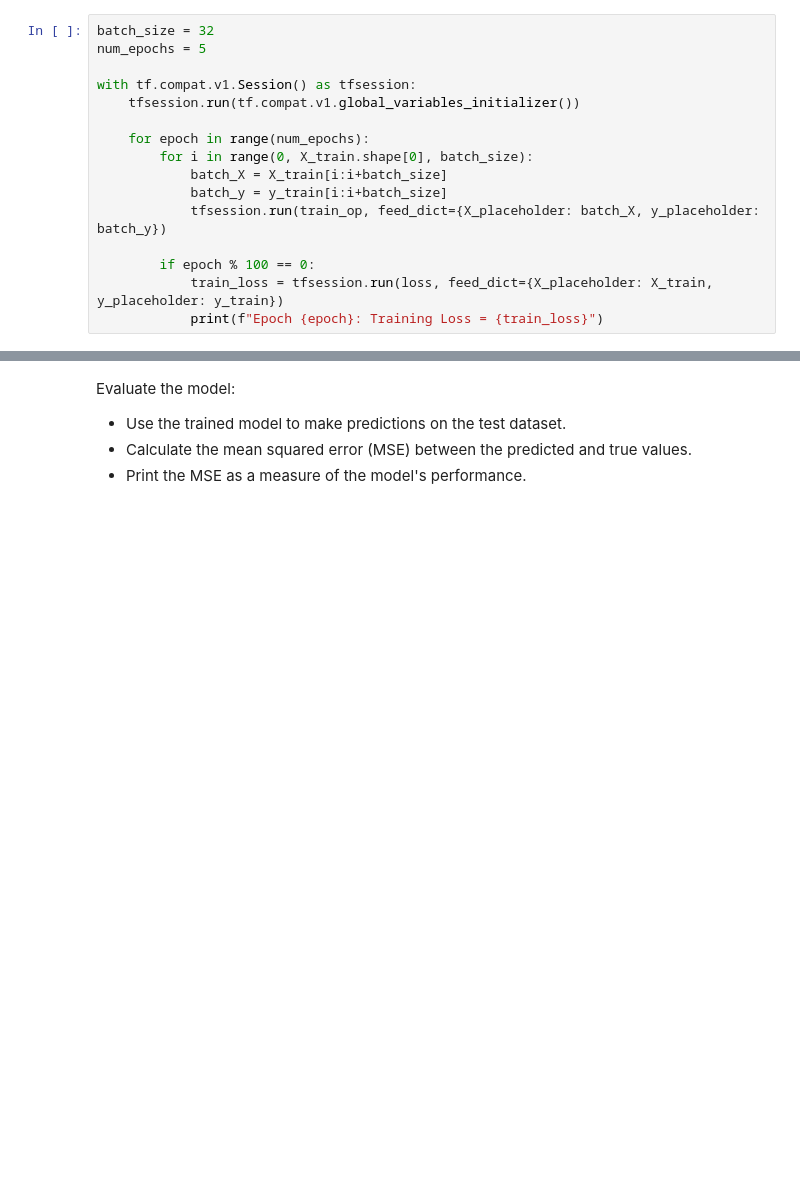
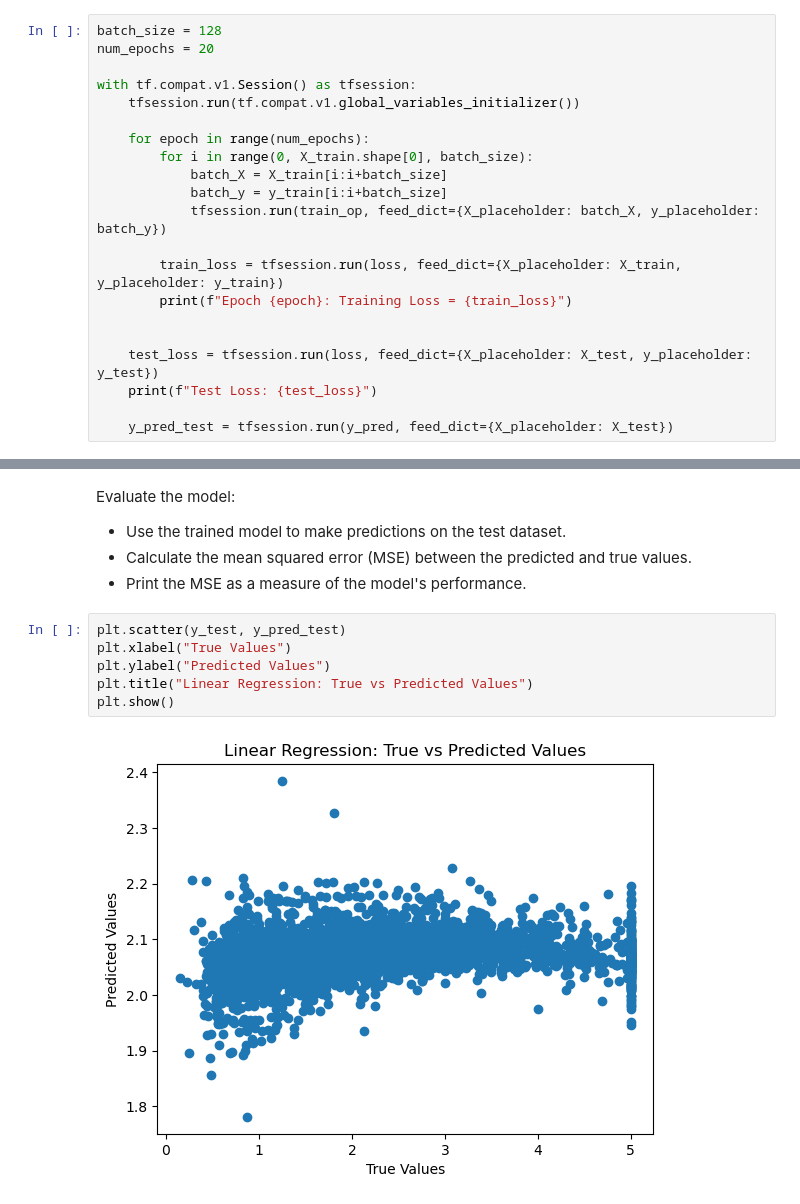
Before and after one commit to ivan-carrera/handson_2023A, a Jupyter notebook: notebooks/07_LinearRegression_tf.ipynb, the cells around one changed output, grey strips where cells are left out. Cells and saved outputs as stored; diff of their text form; blank space fills up the shorter version.

Commit message:
Updated 07_LinearRegression_tf.ipynb for including most solutions

```diff
--- a/notebooks/07_LinearRegression_tf.ipynb
+++ b/notebooks/07_LinearRegression_tf.ipynb
@@ -81,8 +82,8 @@ Train the model:
 * For each epoch, iterate through the training dataset and update the model's parameters using the optimizer.
 * Print the training loss at regular intervals.
 # %%
-batch_size = 32
-num_epochs = 5
+batch_size = 128
+num_epochs = 20
 
 with tf.compat.v1.Session() as tfsession:
     tfsession.run(tf.compat.v1.global_variables_initializer())
@@ -93,7 +94,12 @@ with tf.compat.v1.Session() as tfsession:
             batch_y = y_train[i:i+batch_size]
             tfsession.run(train_op, feed_dict={X_placeholder: batch_X, y_placeholder: batch_y})
 
-        if epoch % 100 == 0:
-            train_loss = tfsession.run(loss, feed_dict={X_placeholder: X_train, y_placeholder: y_train})
-            print(f"Epoch {epoch}: Training Loss = {train_loss}")
+        train_loss = tfsession.run(loss, feed_dict={X_placeholder: X_train, y_placeholder: y_train})
+        print(f"Epoch {epoch}: Training Loss = {train_loss}")
+
+
+    test_loss = tfsession.run(loss, feed_dict={X_placeholder: X_test, y_placeholder: y_test})
+    print(f"Test Loss: {test_loss}")
+
+    y_pred_test = tfsession.run(y_pred, feed_dict={X_placeholder: X_test})
 # %% [output]
@@ -103,3 +125,11 @@ Evaluate the model:
 * Use the trained model to make predictions on the test dataset.
 * Calculate the mean squared error (MSE) between the predicted and true values.
 * Print the MSE as a measure of the model's performance.
+# %%
+plt.scatter(y_test, y_pred_test)
+plt.xlabel("True Values")
+plt.ylabel("Predicted Values")
+plt.title("Linear Regression: True vs Predicted Values")
+plt.show()
+# %% [output]
+[figure, added]
```
Also changed, not shown: parts of 2 cells of this notebook.
